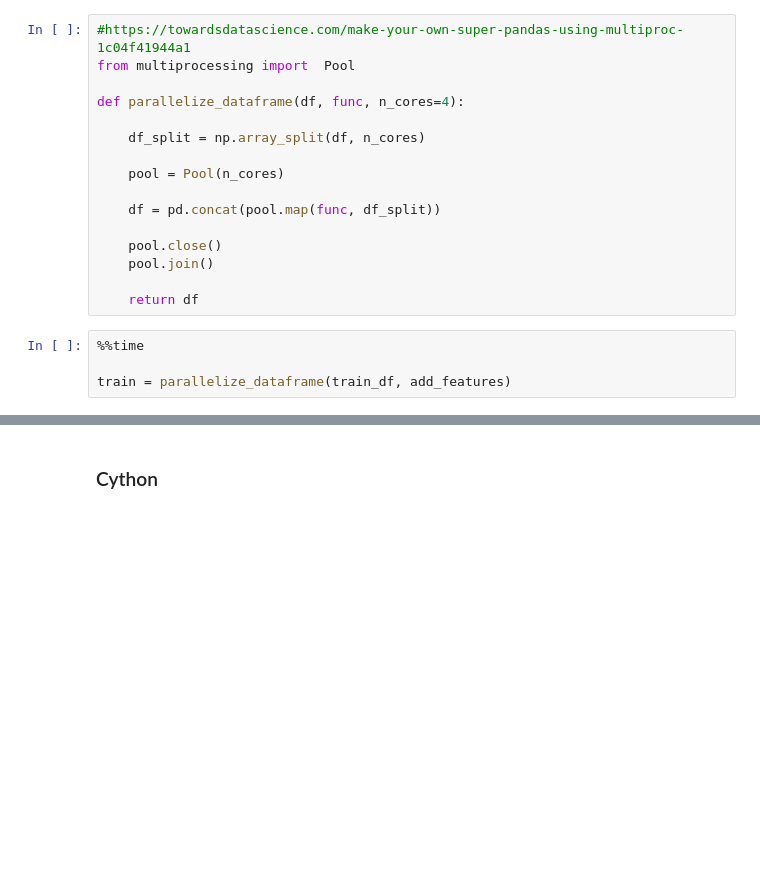
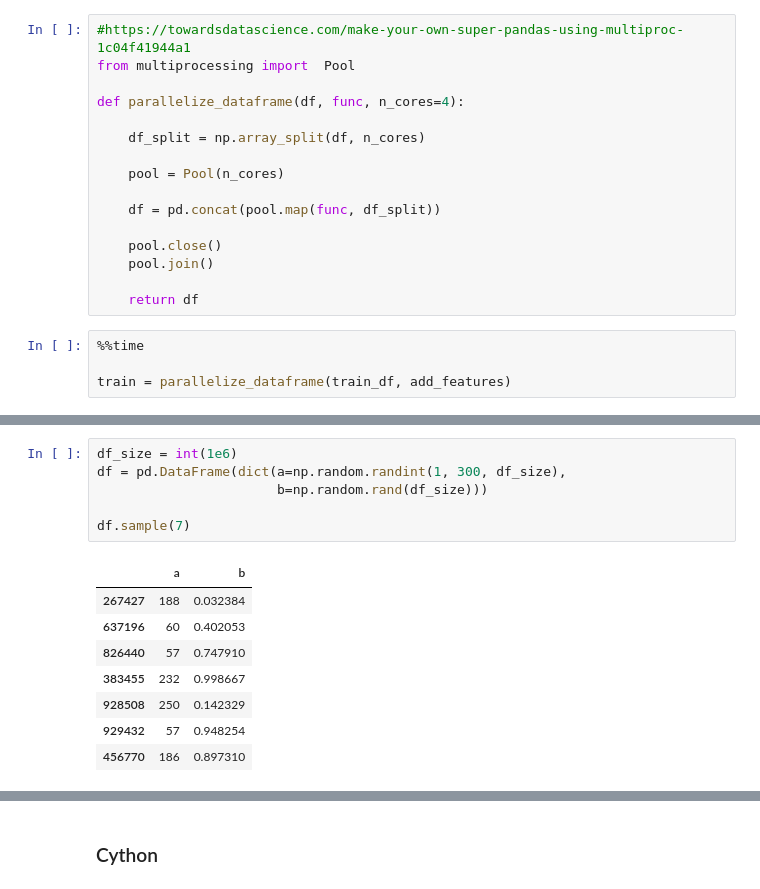
Before and after one commit to leandroohf/ds_pragmatic_programming, a Jupyter notebook: ds_pragmatic_programming_python.ipynb, the cells around one changed output, grey strips where cells are left out. Drawn from its saved outputs; the diff is of its cells as text; blank space fills up the shorter version.

```diff
--- a/ds_pragmatic_programming_python.ipynb
+++ b/ds_pragmatic_programming_python.ipynb
@@ -2835,0 +2889,15 @@ train = parallelize_dataframe(train_df, add_features)
+# %%
+df_size = int(1e6)
+df = pd.DataFrame(dict(a=np.random.randint(1, 300, df_size),
+                       b=np.random.rand(df_size)))
+
+df.sample(7)
+# %% [output]
+|  | a | b |
+| 267427 | 188 | 0.032384 |
+| 637196 | 60 | 0.402053 |
+| 826440 | 57 | 0.747910 |
+| 383455 | 232 | 0.998667 |
+| 928508 | 250 | 0.142329 |
+| 929432 | 57 | 0.948254 |
+| 456770 | 186 | 0.897310 |
```
Also changed, not shown: parts of 7 cells of this notebook, 1 other file.
